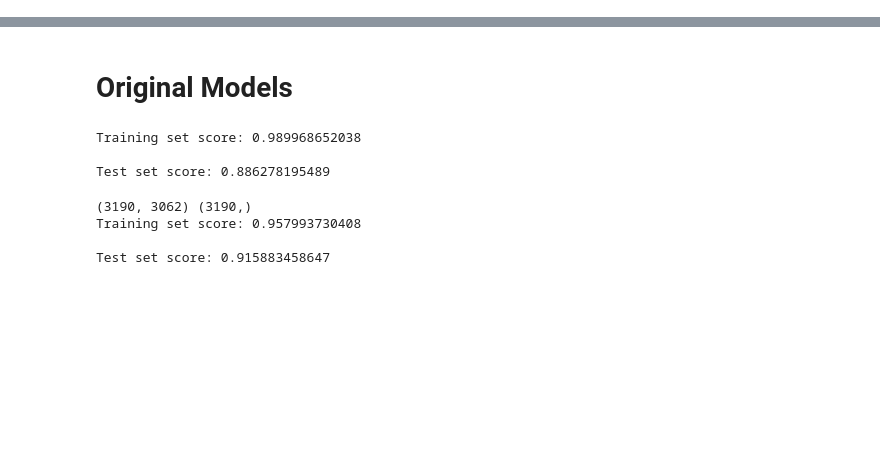
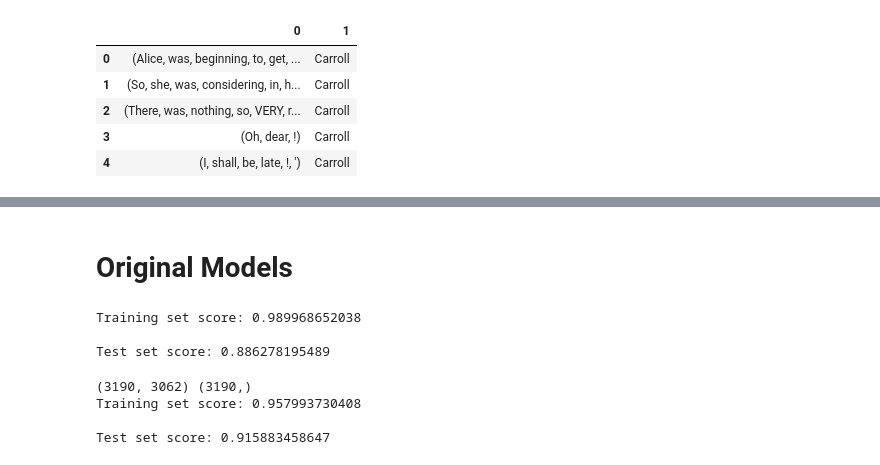
Before and after one commit to zinrion/Thinkful-Projects, a Jupyter notebook: Natural Language Processing.ipynb, the cells around one changed output, grey strips where cells are left out. Drawn from its saved outputs; the diff is of its cells as text; code cells hidden in the pictures; blank space fills up the shorter version.

```diff
--- a/Natural Language Processing.ipynb
+++ b/Natural Language Processing.ipynb
@@ -26,5 +34,6 @@ print("\Raw:\n",alice[0:100])
 pattern = "[\[].*?[\]]"
 persuasion = re.sub(pattern, "", persuasion)
 alice = re.sub(pattern, "", alice)
+paradise = re.sub(pattern, "", paradise)
 
 print("Title removed:\n", alice[0:100])
@@ -32,4 +52,6 @@ print("Title removed:\n", alice[0:100])
 # Remove chpater headings
 persuasion = re.sub(r'Chapter \d+',"", persuasion)
 alice = re.sub(r"CHAPTER .*","", alice)
+paradise = re.sub(r"Book .*", "",paradise)
+
 print("Chapter headings remove:\n", alice[0:100])
@@ -37,4 +67,5 @@ print("Chapter headings remove:\n", alice[0:100])
 # Remove newlines and extrawhitespace by splitting and rejoining
 persuasion = " ".join(persuasion.split())
 alice = " ".join(alice.split())
+paradise = " ".join(paradise.split())
 print("Extra whitespace removed:\n",alice[0:100])
@@ -46,6 +82,7 @@ nlp = spacy.load("en")
 
 alice_doc = nlp(alice)
 persuasion_doc = nlp(persuasion)
+paradise_doc = nlp(paradise)
 # %%
 # Let's explore the objects we've built.
 print("The alice_doc object is a {} object.".format(type(alice_doc)))
@@ -146,9 +284,18 @@ persuasion_doc = nlp(persuasion)
 # %%
 alice_sents = [[sent, "Carroll"] for sent in alice_doc.sents]
 persuasion_sents = [[sent, "Austen"] for sent in persuasion_doc.sents]
+paradise_sents = [[sent, "Milton"] for sent in paradise_doc.sents]
 
 sentences = pd.DataFrame(alice_sents + persuasion_sents)
+sentences_2 = pd.DataFrame(alice_sents + paradise_sents)
 sentences.head()
+# %% [output]
+|  | 0 | 1 |
+| 0 | (Alice, was, beginning, to, get, ... | Carroll |
+| 1 | (So, she, was, considering, in, h... | Carroll |
+| 2 | (There, was, nothing, so, VERY, r... | Carroll |
+| 3 | (Oh, dear, !) | Carroll |
+| 4 | (I, shall, be, late, !, ') | Carroll |
 # %%
 # Utility function to create a list of the 2000 most common words.
 def bag_of_words(text):
```
Also changed, not shown: parts of 48 cells of this notebook.
